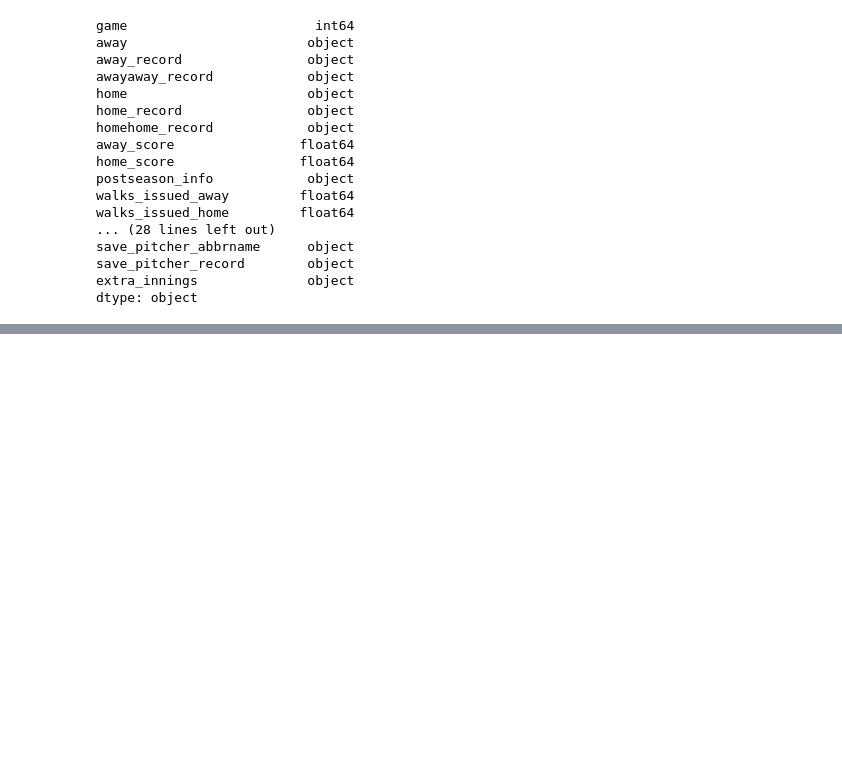
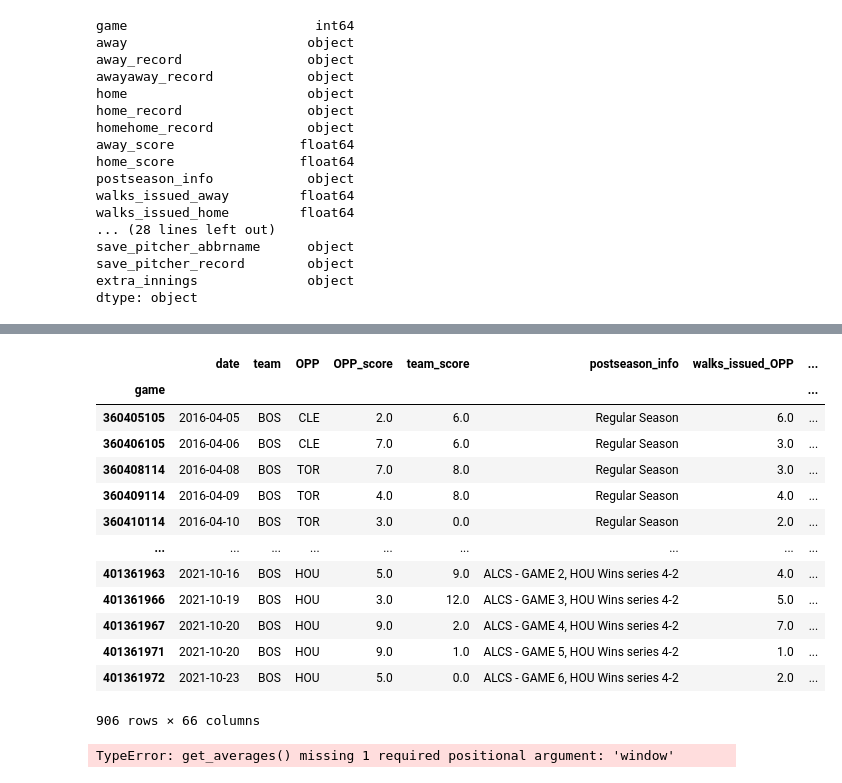
Before and after one commit to chernobylx/MLB, a Jupyter notebook: 1_eda_games.ipynb, the cells around one changed output, grey strips where cells are left out. Cells and saved outputs as stored; diff of their text form; code cells hidden in the pictures; blank space fills up the shorter version.

Commit message:
schedule, averages

```diff
--- a/1_eda_games.ipynb
+++ b/1_eda_games.ipynb
@@ -173,0 +272,35 @@ df_clean
+# %%
+def get_schedule(df, team):
+    df_home =  df[(df.home == team)]
+    df_away = df[(df.away == team)]
+
+    df_home['venue'] = df_home.home.apply(lambda x : 'HOME')
+    df_away['venue'] = df_away.home.apply(lambda x : 'AWAY')
+
+    r_home = r'(?<!home)(home)'
+    r_away = r'(?<!away)(away)'
+
+
+    df_home = df_home.rename(lambda x: re.sub(r_home, 'team', x), axis = 1).rename(lambda x: re.sub(r_away, 'OPP', x), axis = 1)
+    df_away = df_away.rename(lambda x: re.sub(r_away, 'team', x), axis = 1).rename(lambda x: re.sub(r_home, 'OPP', x), axis = 1)
+    df =  pd.concat([df_home, df_away]).sort_values('datetime')
+    temp = df.filter(regex = r'(wins|losses)$').fillna(method = 'ffill').fillna(0)
+    df[temp.columns] = temp
+    return df
+# %%
+get_schedule(df_clean, 'BOS')
+# %% [output]
+|  | date | team | OPP | OPP_score | team_score | postseason_info | walks_issued_OPP | ... |
+| game |  |  |  |  |  |  |  | ... |
+| 360405105 | 2016-04-05 | BOS | CLE | 2.0 | 6.0 | Regular Season | 6.0 | ... |
+| 360406105 | 2016-04-06 | BOS | CLE | 7.0 | 6.0 | Regular Season | 3.0 | ... |
+| 360408114 | 2016-04-08 | BOS | TOR | 7.0 | 8.0 | Regular Season | 3.0 | ... |
+| 360409114 | 2016-04-09 | BOS | TOR | 4.0 | 8.0 | Regular Season | 4.0 | ... |
+| 360410114 | 2016-04-10 | BOS | TOR | 3.0 | 0.0 | Regular Season | 2.0 | ... |
+| ... | ... | ... | ... | ... | ... | ... | ... | ... |
+| 401361963 | 2021-10-16 | BOS | HOU | 5.0 | 9.0 | ALCS - GAME 2, HOU Wins series 4-2 | 4.0 | ... |
+| 401361966 | 2021-10-19 | BOS | HOU | 3.0 | 12.0 | ALCS - GAME 3, HOU Wins series 4-2 | 5.0 | ... |
+| 401361967 | 2021-10-20 | BOS | HOU | 9.0 | 2.0 | ALCS - GAME 4, HOU Wins series 4-2 | 7.0 | ... |
+| 401361971 | 2021-10-20 | BOS | HOU | 9.0 | 1.0 | ALCS - GAME 5, HOU Wins series 4-2 | 1.0 | ... |
+| 401361972 | 2021-10-23 | BOS | HOU | 5.0 | 0.0 | ALCS - GAME 6, HOU Wins series 4-2 | 2.0 | ... |
+906 rows × 66 columns
@@ -173,0 +312,4 @@ df_clean
+# %%
+get_averages(df_clean, 'BOS')
+# %% [output]
+TypeError: get_averages() missing 1 required positional argument: 'window'
```
Also changed, not shown: parts of 11 cells of this notebook.
